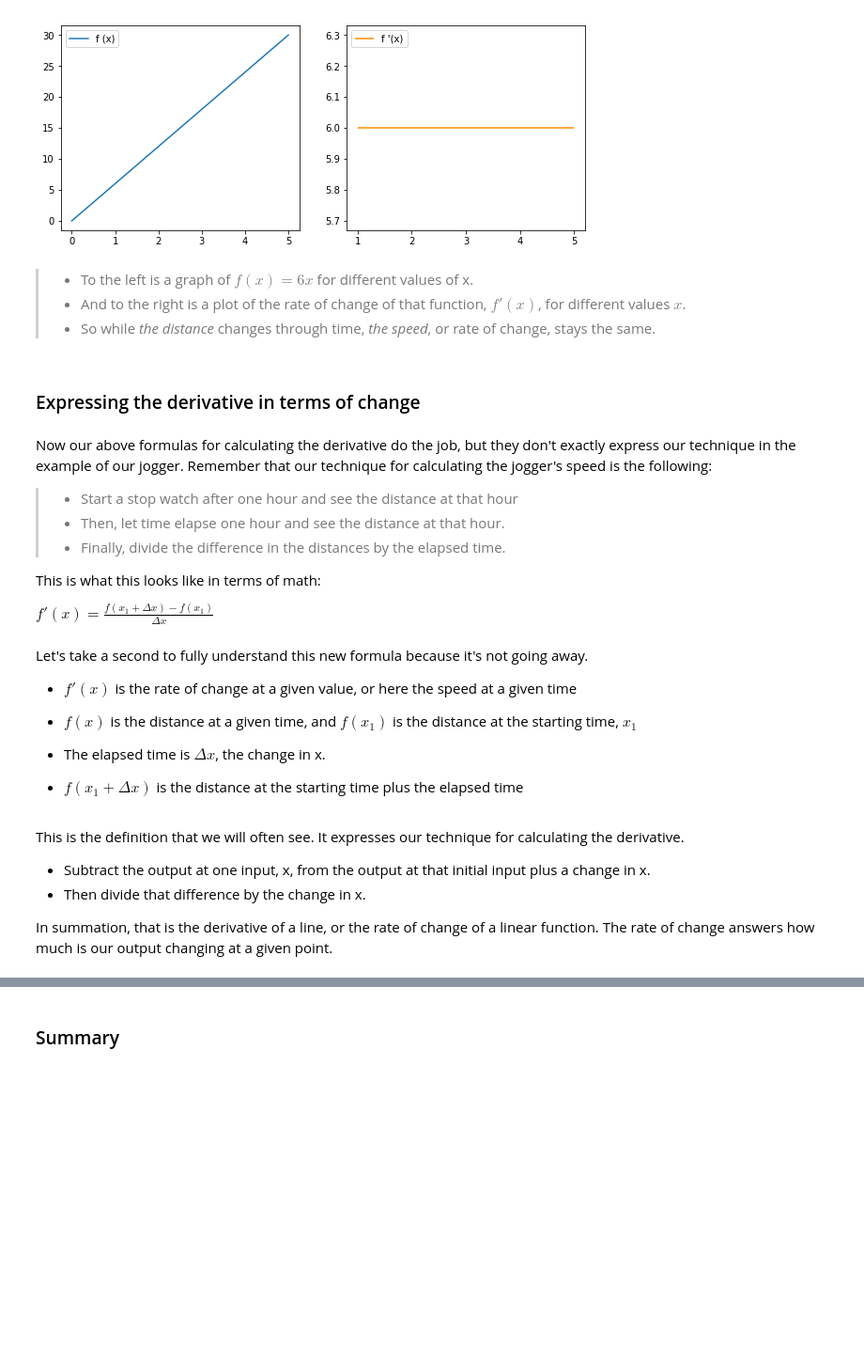
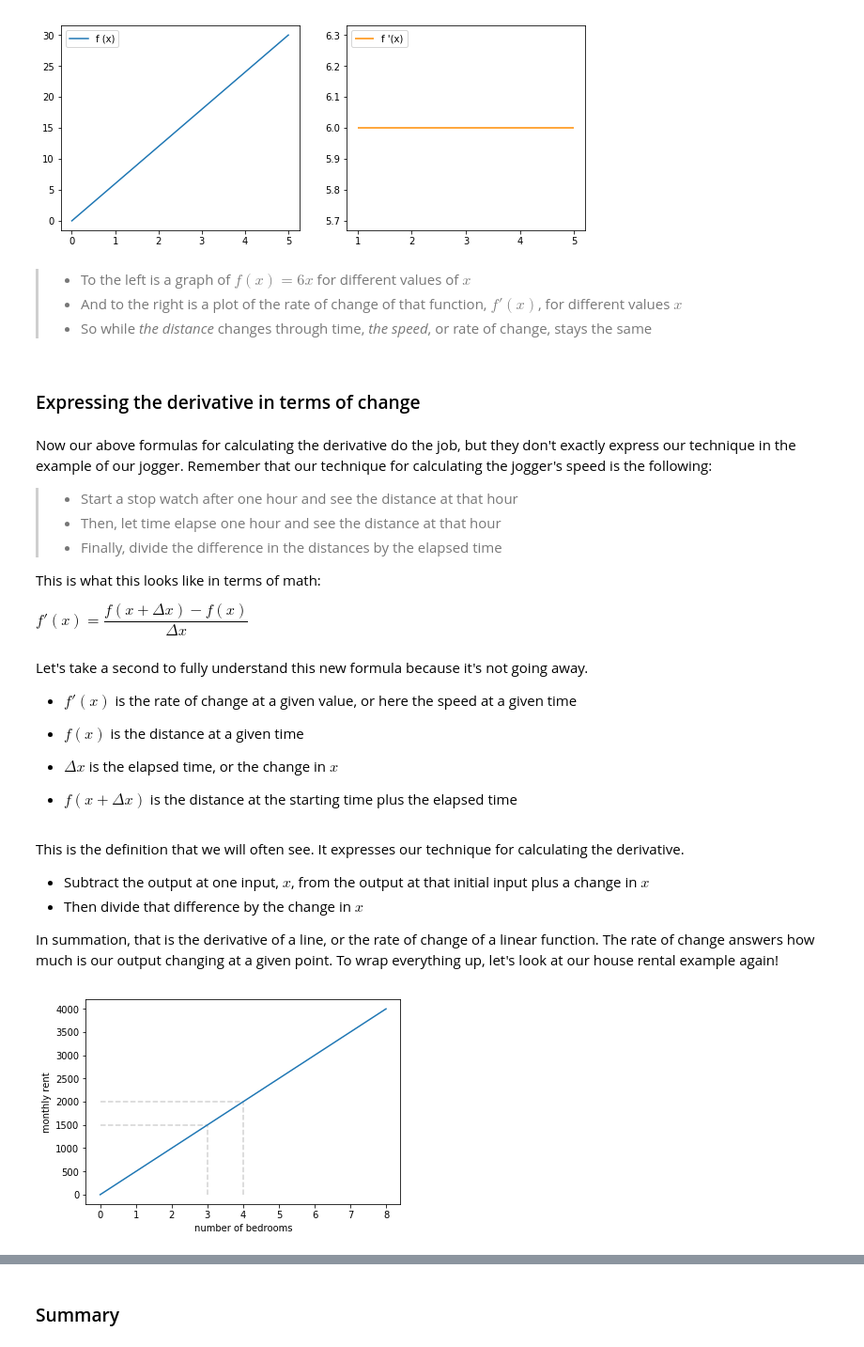
Before and after one commit to LoreDirick/ds-introduction-to-derivatives-ds-eng-preview, a Jupyter notebook: index.ipynb, the cells around one changed output, grey strips where cells are left out. Shown at 94% size. Saved outputs shown, nothing was run; the diff lists cells and outputs as text; code cells hidden in the pictures; blank space fills up the shorter version.

Commit message:
last update derivs

```diff
--- a/index.ipynb
+++ b/index.ipynb
@@ -166,37 +166,58 @@ plt.show()
 # %% [output]
 [figure]
 # %% [markdown]
-> * To the left is a graph of $f(x) = 6x$ for different values of x.
-> * And to the right is a plot of the rate of change of that function, $f'(x)$, for different values $x$.
-> * So while *the distance* changes through time, *the speed*, or rate of change, stays the same.
+> * To the left is a graph of $f(x) = 6x$ for different values of $x$
+> * And to the right is a plot of the rate of change of that function, $f'(x)$, for different values $x$
+> * So while *the distance* changes through time, *the speed*, or rate of change, stays the same
 # %% [markdown]
 ### Expressing the derivative in terms of change
 # %% [markdown]
 Now our above formulas for calculating the derivative do the job, but they don't exactly express our technique in the example of our jogger.  Remember that our technique for calculating the jogger's speed is the following:
 
 > * Start a stop watch after one hour and see the distance at that hour
-> * Then, let time elapse one hour and see the distance at that hour.
-> * Finally, divide the difference in the distances by the elapsed time.
+> * Then, let time elapse one hour and see the distance at that hour
+> * Finally, divide the difference in the distances by the elapsed time
 
 This is what this looks like in terms of math:
 
-$f'(x) = \frac{f(x_1 + \Delta x) - f(x_1)}{\Delta x} $
+$f'(x) = \dfrac{f(x + \Delta x) - f(x)}{\Delta x} $
 # %% [markdown]
 Let's take a second to fully understand this new formula because it's not going away.
 
 * $f'(x)$ is the rate of change at a given value, or here the speed at a given time
 
 
-* $f(x)$ is the distance at a given time, and $f(x_1)$ is the distance at the starting time, $x_1$
+* $f(x)$ is the distance at a given time
 
 
-* The elapsed time is $\Delta x$, the change in x.
+* $\Delta x$ is the elapsed time, or the change in $x$
 
 
-* $f(x_1 + \Delta x)$ is the distance at the starting time plus the elapsed time
+* $f(x + \Delta x)$ is the distance at the starting time plus the elapsed time
 # %% [markdown]
 This is the definition that we will often see.  It expresses our technique for calculating the derivative.
-* Subtract the output at one input, x, from the output at that initial input plus a change in x.
-* Then divide that difference by the change in x.
+* Subtract the output at one input, $x$, from the output at that initial input plus a change in $x$
+* Then divide that difference by the change in $x$
 
-In summation, that is the derivative of a line, or the rate of change of a linear function.  The rate of change answers how much is our output changing at a given point.
+In summation, that is the derivative of a line, or the rate of change of a linear function.  The rate of change answers how much is our output changing at a given point. To wrap everything up, let's look at our house rental example again!
+# %%
+def f(x):
+    return 500*x
+
+import matplotlib.pyplot as plt
+import numpy as np
+
+x = np.linspace(0, 8, 100)
+
+plt.hlines(y=1500, xmin=0, xmax=3, linestyle = "dashed", color= 'lightgrey')
+plt.vlines(x=3, ymin=0, ymax=1500, linestyle = "dashed", color= 'lightgrey')
+
+plt.hlines(y=2000, xmin=0, xmax=4, linestyle = "dashed", color= 'lightgrey')
+plt.vlines(x=4, ymin=0, ymax=2000, linestyle = "dashed", color= 'lightgrey')
+
+plt.plot(x, f(x))
+plt.xlabel("number of bedrooms")
+plt.ylabel("monthly rent")
+plt.show();
+# %% [output]
+[figure, added]
```
Also changed, not shown: parts of 8 cells of this notebook.
